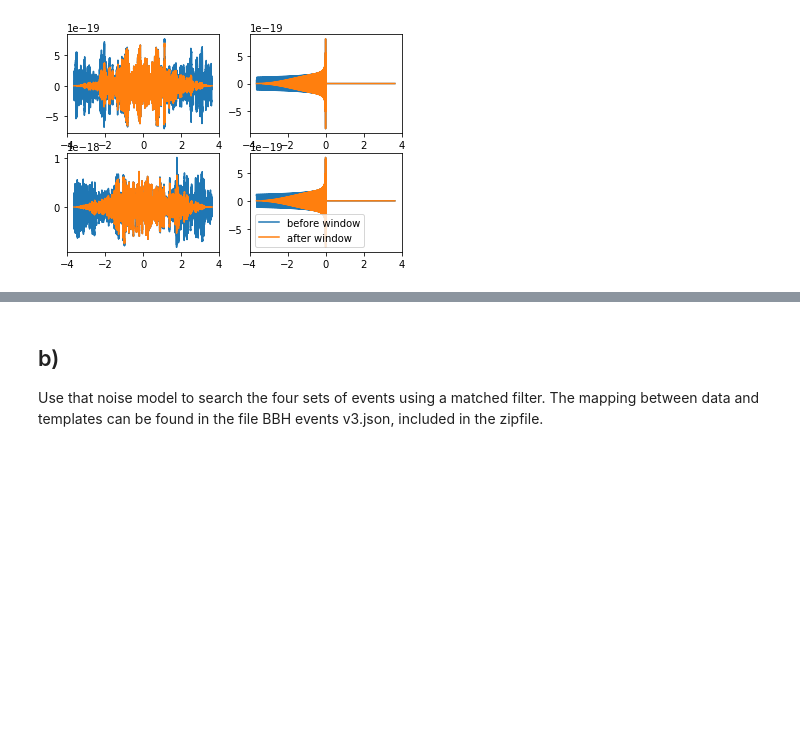
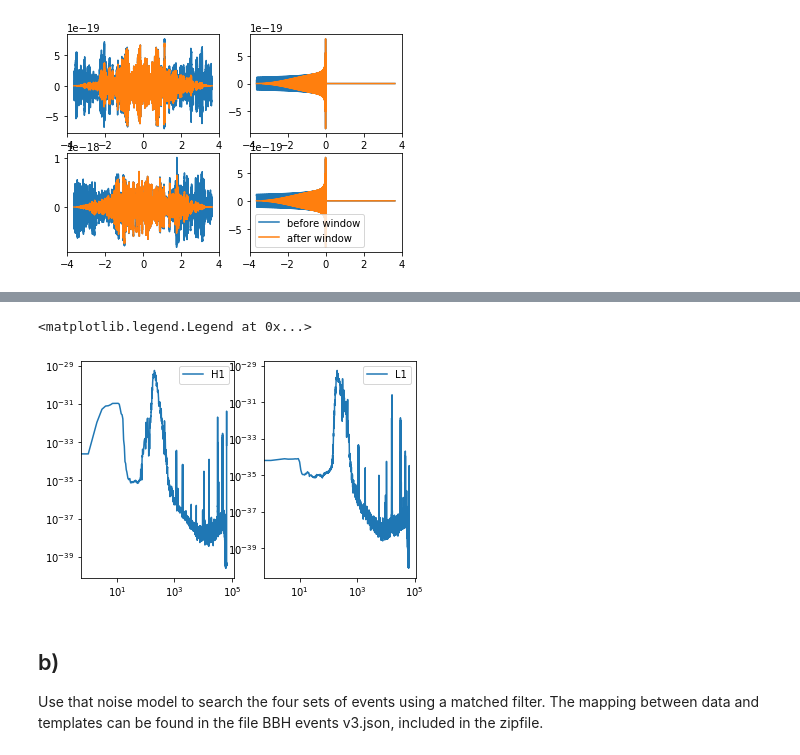
Before and after one commit to RphlFrmnt/PHYS512, a Jupyter notebook: LIGO_Assignment5/Assign_5.ipynb, the cells around one changed output, grey strips where cells are left out. Saved outputs shown, nothing was run; the diff lists cells and outputs as text; code cells hidden in the pictures; blank space fills up the shorter version.

```diff
--- a/LIGO_Assignment5/Assign_5.ipynb
+++ b/LIGO_Assignment5/Assign_5.ipynb
@@ -233,0 +244,13 @@ N = np.abs()
+# %%
+# Let's smooth the noise
+NS_st_H1 = smooth_vec(N_st_H1,10)
+NS_st_L1 = smooth_vec(N_st_L1,10)
+#plot for vidual check
+fig, (ax1, ax2) = plt.subplots(1, 2)
+ax1.loglog(NS_st_H1,label="H1")
+ax2.loglog(NS_st_L1,label="L1")
+ax1.legend()
+ax2.legend()
+# %% [output]
+<matplotlib.legend.Legend at 0x...>
+[figure, added]
```
Also changed, not shown: parts of 3 cells of this notebook.
